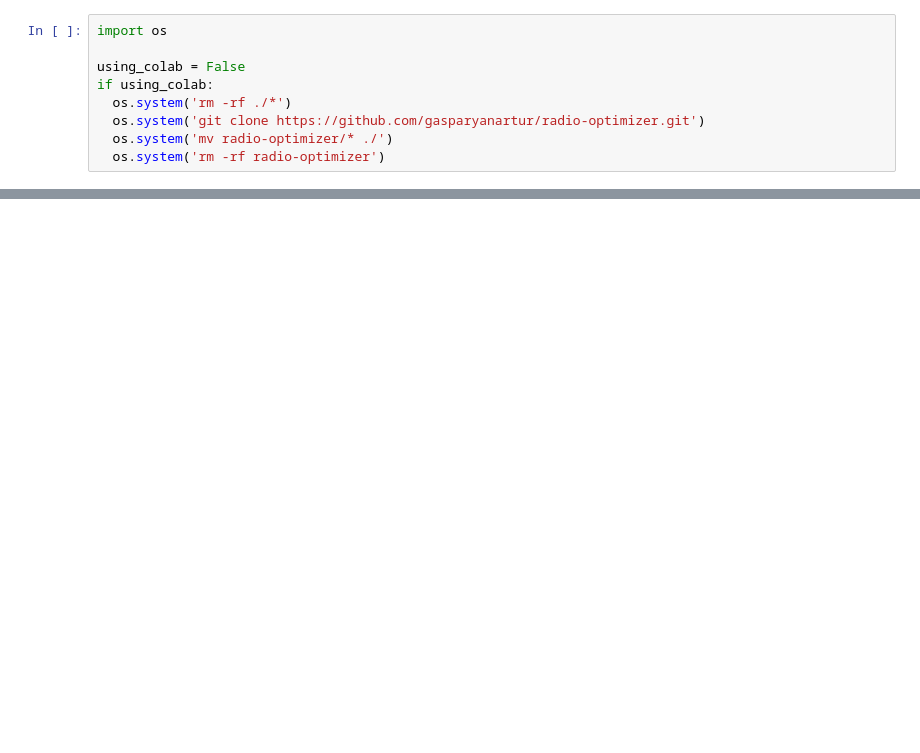
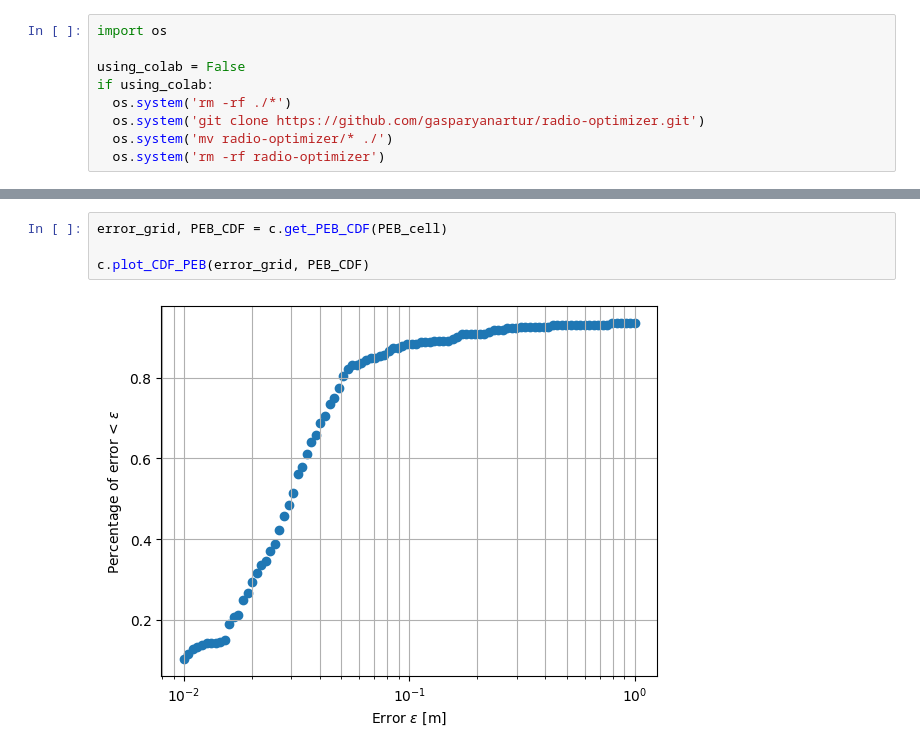
Before and after one commit to gasparyanartur/radio-optimizer, a Jupyter notebook: radio_optimizer.ipynb, the cells around one changed output, grey strips where cells are left out. Drawn from its saved outputs; the diff is of its cells as text; blank space fills up the shorter version.

```diff
--- a/radio_optimizer.ipynb
+++ b/radio_optimizer.ipynb
@@ -71,3 +75,9 @@ Total Runtime:  3.551 [s]
+# %%
+error_grid, PEB_CDF = c.get_PEB_CDF(PEB_cell)
+
+c.plot_CDF_PEB(error_grid, PEB_CDF)
+# %% [output]
+[figure, added]
 # %%
 
 PEB_mat = PEB_cell.copy()
```
Also changed, not shown: parts of 6 cells of this notebook, 2 other files.
